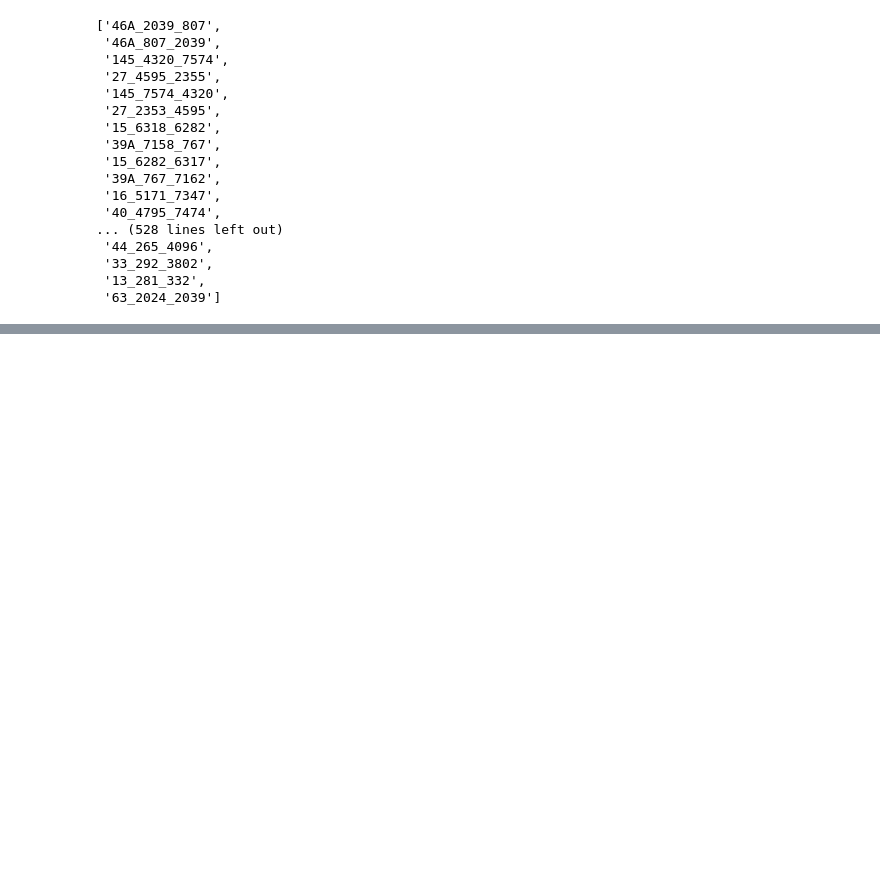
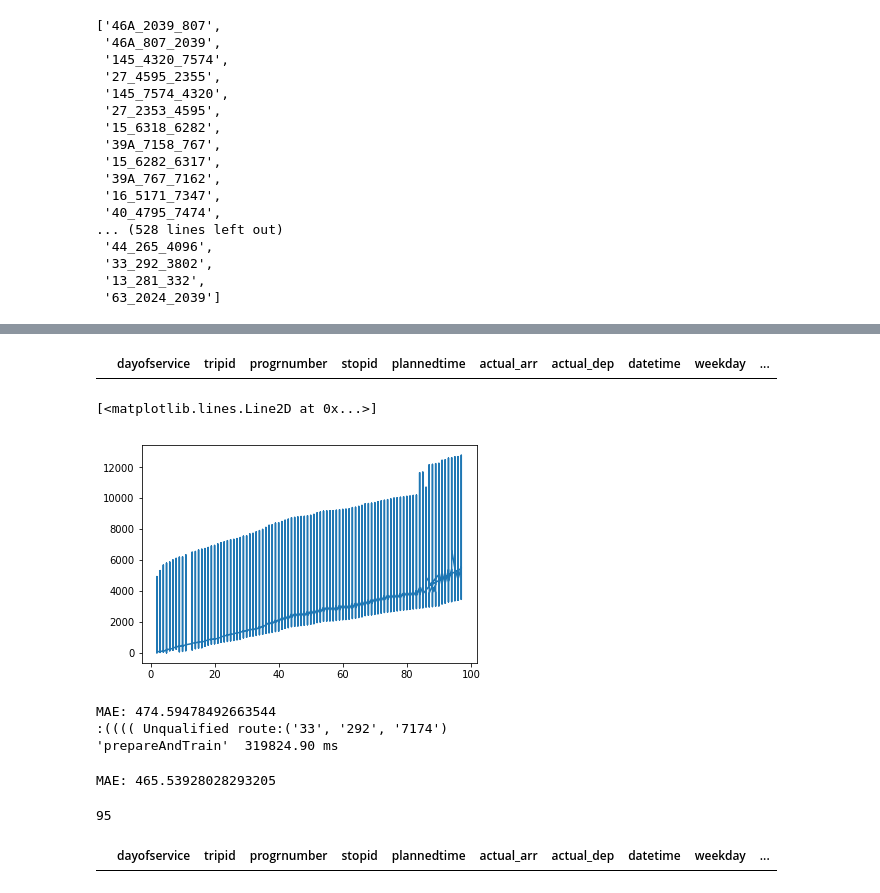
Before and after one commit to xinyuewang1/DublinBusDataAnalysis, a Jupyter notebook: Some fucntions.ipynb, the cells around one changed output, grey strips where cells are left out. Drawn from its saved outputs; the diff is of its cells as text; code cells hidden in the pictures; blank space fills up the shorter version.

Commit message:
case study of route 33 (Painful failure)

```diff
--- a/Some fucntions.ipynb
+++ b/Some fucntions.ipynb
@@ -154,7 +163,7 @@ def addStartTime(df):
     result = pd.merge(df,startTime,on=['dayofservice','tripid'])
     #print("result columns:",result.columns)
     result['tripTravelTime'] = result.actual_arr - result.tripStart
-    result = result.loc[result.tripTravelTime > 0]
+    result = result.loc[result.tripTravelTime >= 0]
     return result
 # %% [markdown]
 ### Weather Function
@@ -985,0 +1039,2 @@ save_obj(idList,'sortedIdList')
+# %%
+df, id = dataPreparation('Test/leavetimes/33_16l')
@@ -985,0 +1055,17 @@ save_obj(idList,'sortedIdList')
+# %%
+df.loc[df.tripTravelTime <= 0]
+# %% [output]
+|  | dayofservice | tripid | progrnumber | stopid | plannedtime | actual_arr | actual_dep | datetime | weekday | ... |
+# %%
+#data = df[['progrnumber','tripTravelTime']]
+#data
+plt.plot('progrnumber','tripTravelTime',data=df[['progrnumber','tripTravelTime']])
+# %% [output]
+[<matplotlib.lines.Line2D at 0x...>]
+[figure, added]
+# %%
+prepareAndTrain(df,id)
+# %% [output]
+MAE: 474.59478492663544
+:(((( Unqualified route:('33', '292', '7174')
+'prepareAndTrain'  319824.90 ms
@@ -985,0 +1087,17 @@ save_obj(idList,'sortedIdList')
+# %%
+regr = MLPRegressor()
+regr.fit(X_train, y_train)
+
+y_pred = regr.predict(X_test)
+print('MAE:',mean_absolute_error(y_test, y_pred))
+# %% [output]
+MAE: 465.53928028293205
+# %%
+#check how many bus stops
+len(df.progrnumber.unique())
+# %% [output]
+95
+# %%
+df.loc[df.progrnumber == 1]
+# %% [output]
+|  | dayofservice | tripid | progrnumber | stopid | plannedtime | actual_arr | actual_dep | datetime | weekday | ... |
```
Also changed, not shown: parts of 66 cells of this notebook.
